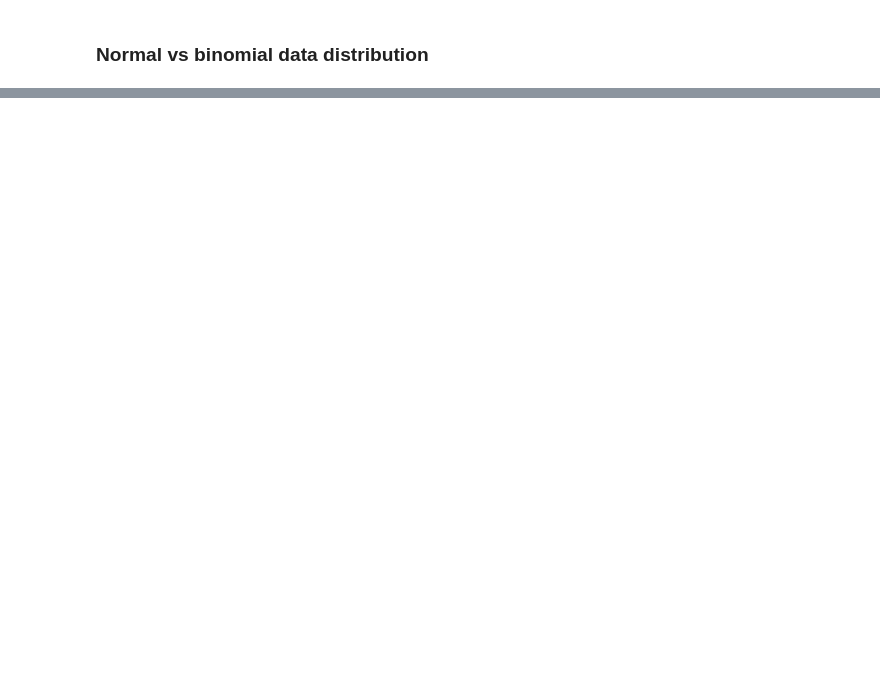
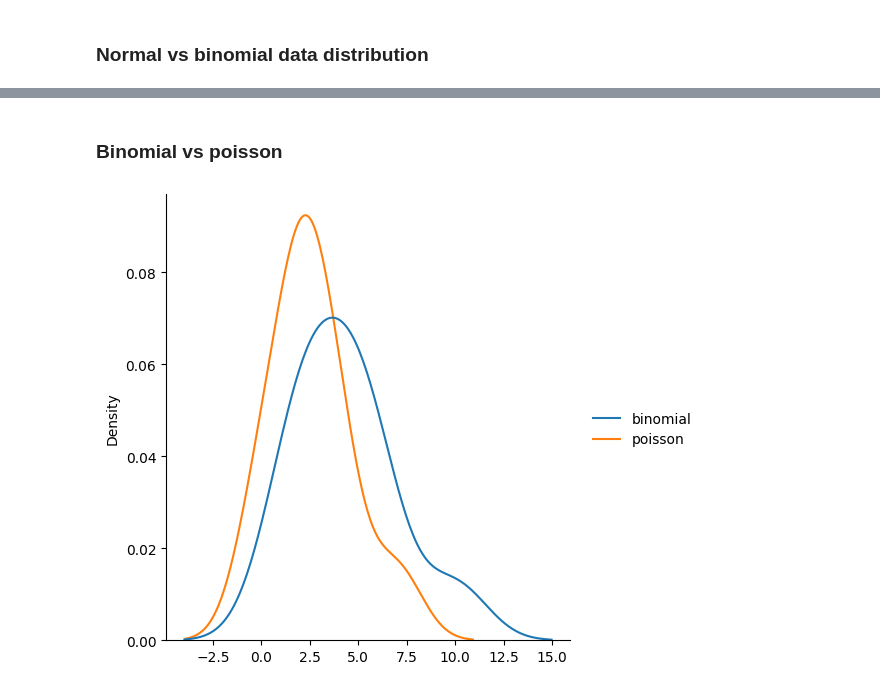
Before and after one commit to hiteshcool358358-crypto/Python-Projects, a Jupyter notebook: python_lib_notes/numpy_random.ipynb, the cells around one changed output, grey strips where cells are left out. Cells and saved outputs as stored; diff of their text form; code cells hidden in the pictures; blank space fills up the shorter version.

```diff
--- a/python_lib_notes/numpy_random.ipynb
+++ b/python_lib_notes/numpy_random.ipynb
@@ -126,0 +202,13 @@ plt.show()
+# %% [markdown]
+### Binomial vs poisson
+# %%
+data = {
+    "binomial" : random.binomial(n = 10, p = 0.5, size = 10),
+    "poisson" : random.poisson(lam = 2, size = 10)
+}
+
+sns.displot(data, kind = "kde")
+
+plt.show()
+# %% [output]
+[figure, added]
```
Also changed, not shown: parts of 18 cells of this notebook.
